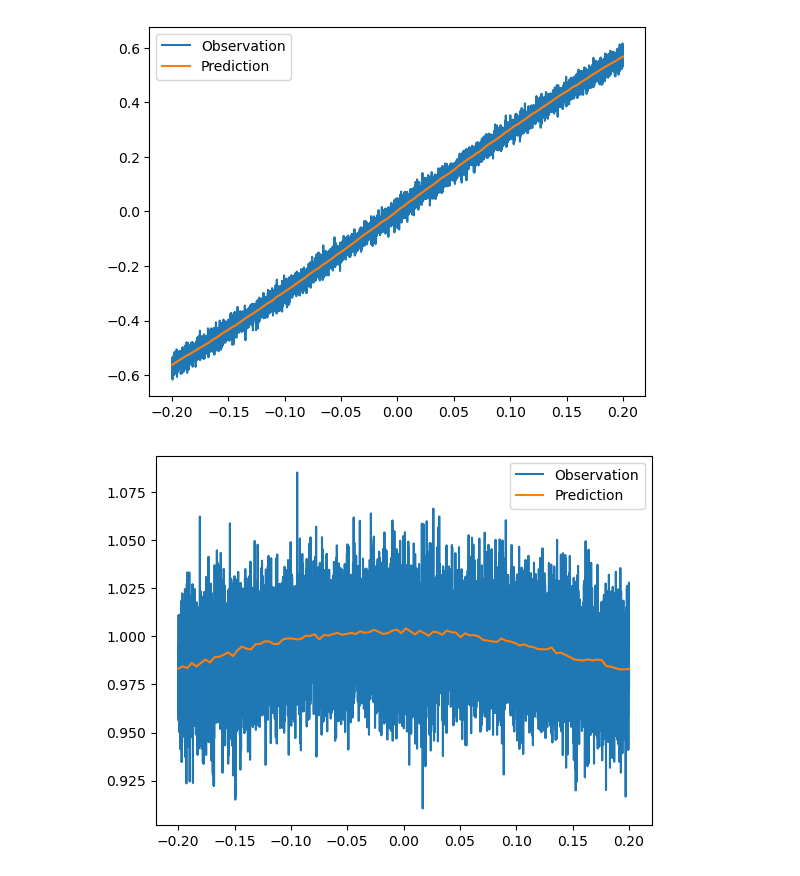
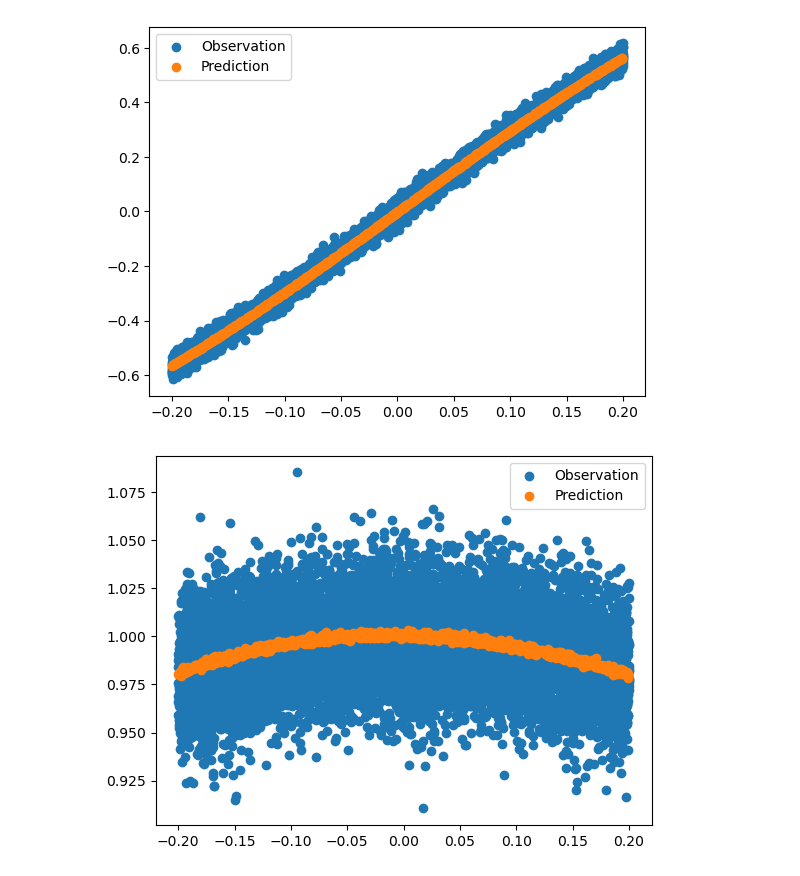
Before and after one commit to yuhaoliu94/DGP-RFF, a Jupyter notebook: notebook/synthetic_1/SingleRFGP.ipynb, the cells around one changed output. Saved outputs shown, nothing was run; the diff lists cells and outputs as text; code cells hidden in the pictures.

```diff
--- a/notebook/synthetic_1/SingleRFGP.ipynb
+++ b/notebook/synthetic_1/SingleRFGP.ipynb
@@ -96,14 +79,24 @@ class Model(PyroModule):
 # %%
-model = Model(in_dim=x_train.shape[1], out_dim=y_train.shape[1], J=50)
+model = train_model
 mean_field_guide = AutoDiagonalNormal(model)
 optimizer = pyro.optim.Adam({"lr": 0.001})
 
 svi = SVI(model, mean_field_guide, optimizer, loss=Trace_ELBO())
 pyro.clear_param_store()
 
+batch_size = 1000
 num_epochs = 25000
 progress_bar = trange(num_epochs)
 
 for epoch in progress_bar:
-    loss = svi.step(x_train, y_train)
+    idx = np.random.choice(y_train.shape[0], size=batch_size, replace=False)
+    loss = svi.step(
+        x_train[idx],
+        in_dim=x_train.shape[1],
+        out_dim=y_train.shape[1],
+        N=x_train.shape[0],
+        batch_size=batch_size,
+        Y=y_train[idx],
+        J=50
+    )
     progress_bar.set_postfix(loss=f"{loss / x_train.shape[0]:.3f}")
@@ -110,12 +130,19 @@ for epoch in progress_bar:
 # %%
-predictive = Predictive(model, guide=mean_field_guide, num_samples=500)
-preds = predictive(x_test)
+predictive = Predictive(train_model, guide=mean_field_guide, num_samples=500)
+preds = predictive(
+    x_train[idx],
+    in_dim=x_test.shape[1],
+    out_dim=y_test.shape[1],
+    N=x_train.shape[0],
+    batch_size=batch_size,
+    J=50
+)
 # %%
-y_pred = preds['obs'].detach().numpy().mean(axis=0)
+y_pred = preds['Obs'].detach().numpy().mean(axis=0)
 # %%
 for d in range(6):
-    plt.plot(x_obs, y_obs[:,d], label="Observation")
-    plt.plot(x_test, y_pred[:,d], label="Prediction")
+    plt.scatter(x_obs, y_obs[:,d], label="Observation")
+    plt.scatter(x_train[idx], y_pred[:,d], label="Prediction")
     plt.legend()
     plt.show()
 # %% [output]
@@ -124,2 +151,2 @@ for d in range(6):
-[figure, old version]
+[figure, new version]
-[figure, old version]
+[figure, new version]
```
Also changed, not shown: parts of 16 cells of this notebook, 2 other files.
